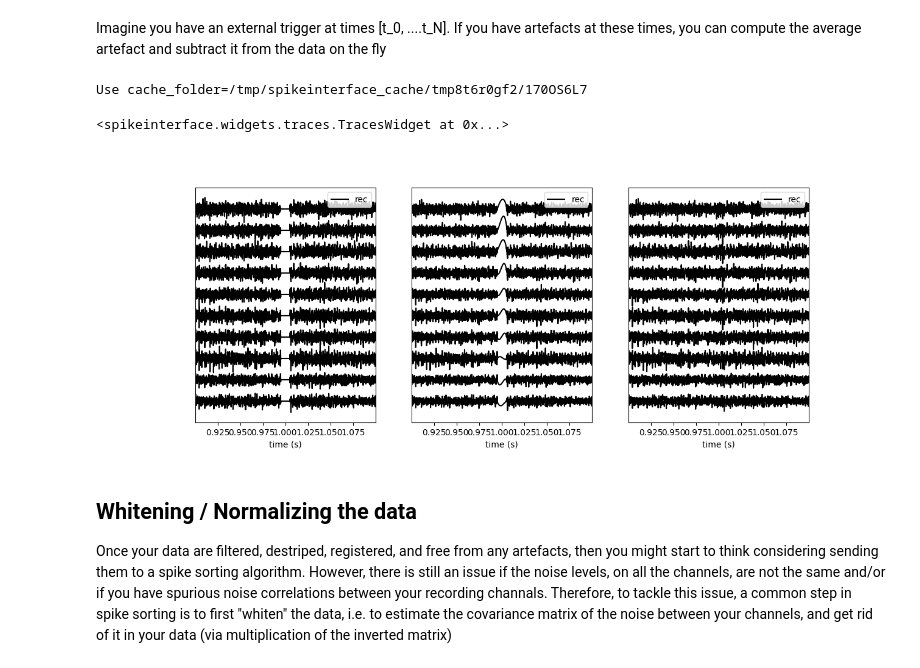
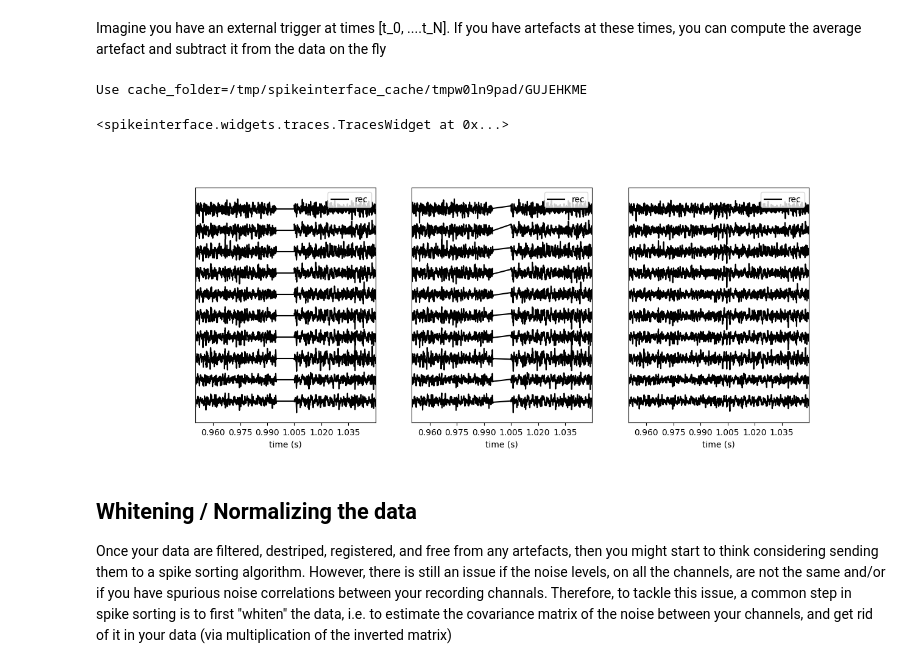
Before and after one commit to samuelgarcia/school_spike_sorting_marseille_2023, a Jupyter notebook: Practice_preprocessing/preprocessing.ipynb, the cells around one changed output. Saved outputs shown, nothing was run; the diff lists cells and outputs as text; code cells hidden in the pictures.

```diff
--- a/Practice_preprocessing/preprocessing.ipynb
+++ b/Practice_preprocessing/preprocessing.ipynb
@@ -93,20 +93,20 @@ Imagine you have an external trigger at times [t_0, ....t_N]. If you have artefa
 # %%
 import numpy as np
 fs = silenced_recording.get_sampling_frequency()
 times = np.arange(0, silenced_recording.get_num_frames(), fs)
 
 artefact_removed_1 = si.remove_artifacts(silenced_recording, times, mode='zeros', ms_before=5, ms_after=5)
-artefact_removed_2 = si.remove_artifacts(silenced_recording, times, mode='cubic', ms_before=5, ms_after=5)
+artefact_removed_2 = si.remove_artifacts(silenced_recording, times, mode='linear', ms_before=5, ms_after=5)
 artefact_removed_3 = si.remove_artifacts(silenced_recording, times, mode='median', ms_before=5, ms_after=5)
 
 fig, axs = plt.subplots(ncols=3, figsize=(13, 5))
-si.plot_traces(artefact_removed_1, channel_ids=channel_ids[:10], mode='line', time_range=(0.9, 1.1), ax=axs[0])
-si.plot_traces(artefact_removed_2, channel_ids=channel_ids[:10], mode='line', time_range=(0.9, 1.1), ax=axs[1])
-si.plot_traces(artefact_removed_3, channel_ids=channel_ids[:10], mode='line', time_range=(0.9, 1.1), ax=axs[2])
+si.plot_traces(artefact_removed_1, channel_ids=channel_ids[:10], mode='line', time_range=(0.95, 1.05), ax=axs[0])
+si.plot_traces(artefact_removed_2, channel_ids=channel_ids[:10], mode='line', time_range=(0.95, 1.05), ax=axs[1])
+si.plot_traces(artefact_removed_3, channel_ids=channel_ids[:10], mode='line', time_range=(0.95, 1.05), ax=axs[2])
 # %% [output]
-Use cache_folder=/tmp/spikeinterface_cache/tmp8t6r0gf2/170OS6L7
+Use cache_folder=/tmp/spikeinterface_cache/tmpw0ln9pad/GUJEHKME
 <spikeinterface.widgets.traces.TracesWidget at 0x...>
-[figure, old version]
+[figure, new version]
 # %% [markdown]
 ## Whitening / Normalizing the data
 
```
Also changed, not shown: 2 other files.
